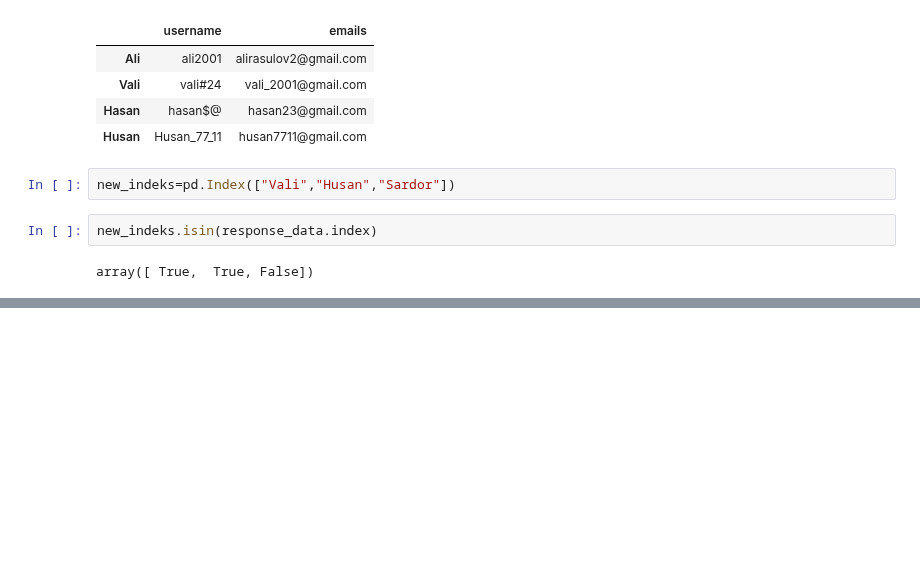
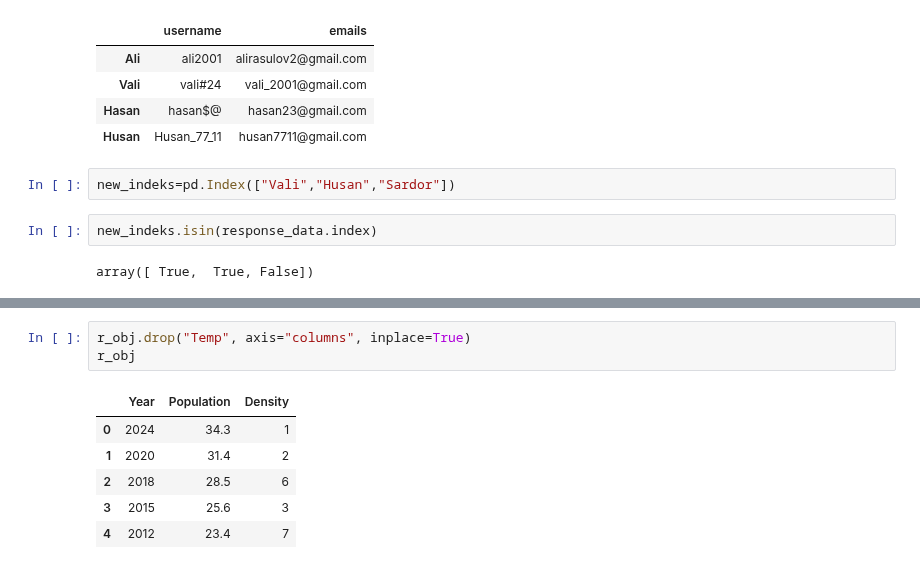
Before and after one commit to baxronovferuz1/DataScience_Np, a Jupyter notebook: Numpy_Pandas_practice.ipynb, the cells around one changed output, grey strips where cells are left out. Cells and saved outputs as stored; diff of their text form; blank space fills up the shorter version.

```diff
--- a/Numpy_Pandas_practice.ipynb
+++ b/Numpy_Pandas_practice.ipynb
@@ -739,0 +787,10 @@ array([ True,  True, False])
+# %%
+r_obj.drop("Temp", axis="columns", inplace=True)
+r_obj
+# %% [output]
+|  | Year | Population | Density |
+| 0 | 2024 | 34.3 | 1 |
+| 1 | 2020 | 31.4 | 2 |
+| 2 | 2018 | 28.5 | 6 |
+| 3 | 2015 | 25.6 | 3 |
+| 4 | 2012 | 23.4 | 7 |
```
Also changed, not shown: parts of 15 cells of this notebook.
